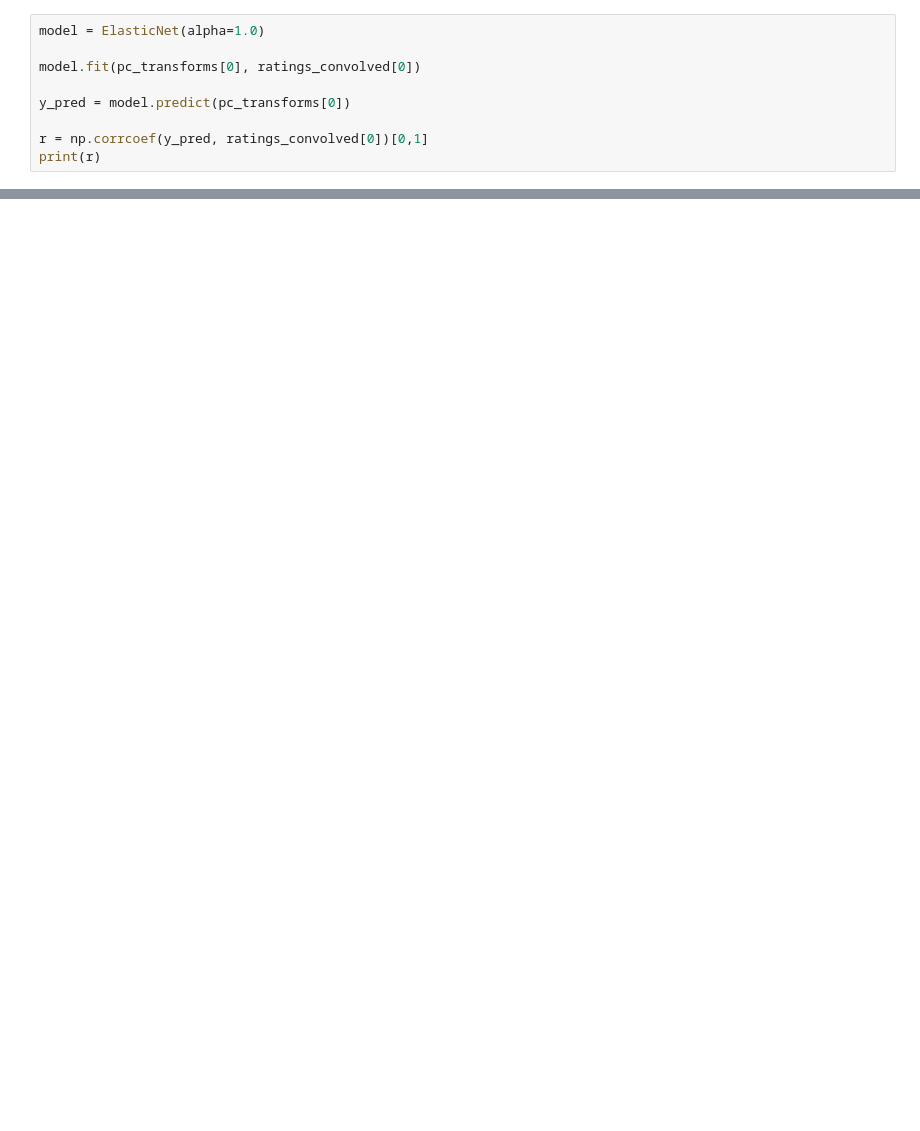
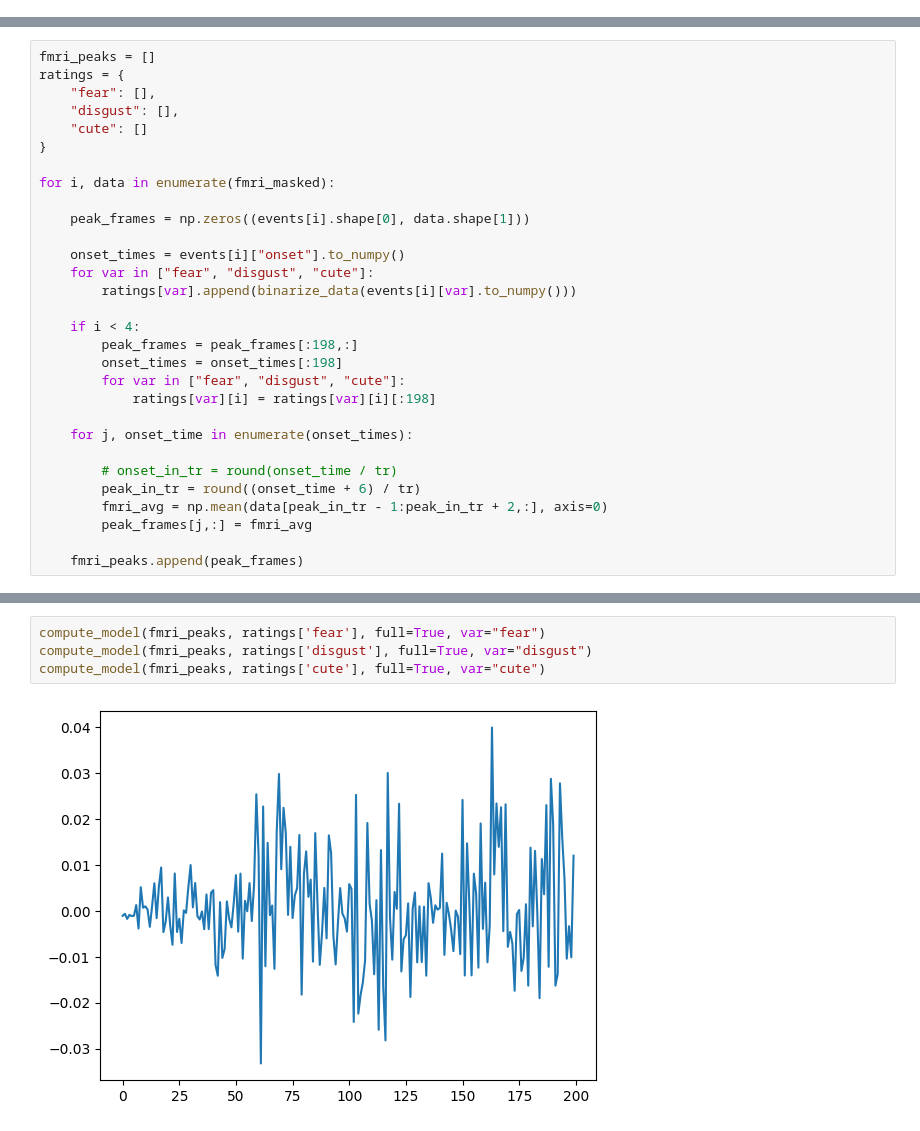
Before and after one commit to dariusvalevicius/decoder-construction, a Jupyter notebook: model.ipynb, the cells around one changed output, grey strips where cells are left out. Cells and saved outputs as stored; diff of their text form; blank space fills up the shorter version.

```diff
--- a/model.ipynb
+++ b/model.ipynb
@@ -234,9 +150,0 @@ pc_transforms = [pca.transform(fmri_x) for fmri_x in fmri_masked]
-# %%
-model = ElasticNet(alpha=1.0)
-
-model.fit(pc_transforms[0], ratings_convolved[0])
-
-y_pred = model.predict(pc_transforms[0])
-
-r = np.corrcoef(y_pred, ratings_convolved[0])[0,1]
-print(r)
@@ -368,0 +181,30 @@ plt.show()
+# %%
+fmri_peaks = []
+ratings = {
+    "fear": [],
+    "disgust": [],
+    "cute": []
+}
+
+for i, data in enumerate(fmri_masked):
+
+    peak_frames = np.zeros((events[i].shape[0], data.shape[1]))
+
+    onset_times = events[i]["onset"].to_numpy()
+    for var in ["fear", "disgust", "cute"]:
+        ratings[var].append(binarize_data(events[i][var].to_numpy()))
+
+    if i < 4:
+        peak_frames = peak_frames[:198,:]
+        onset_times = onset_times[:198]
+        for var in ["fear", "disgust", "cute"]:
+            ratings[var][i] = ratings[var][i][:198]
+
+    for j, onset_time in enumerate(onset_times):
+
+        # onset_in_tr = round(onset_time / tr)
+        peak_in_tr = round((onset_time + 6) / tr)
+        fmri_avg = np.mean(data[peak_in_tr - 1:peak_in_tr + 2,:], axis=0)
+        peak_frames[j,:] = fmri_avg
+
+    fmri_peaks.append(peak_frames)
@@ -368,0 +373,6 @@ plt.show()
+# %%
+compute_model(fmri_peaks, ratings['fear'], full=True, var="fear")
+compute_model(fmri_peaks, ratings['disgust'], full=True, var="disgust")
+compute_model(fmri_peaks, ratings['cute'], full=True, var="cute")
+# %% [output]
+[figure, added]
```
Also changed, not shown: parts of 28 cells of this notebook, 12 other files.
